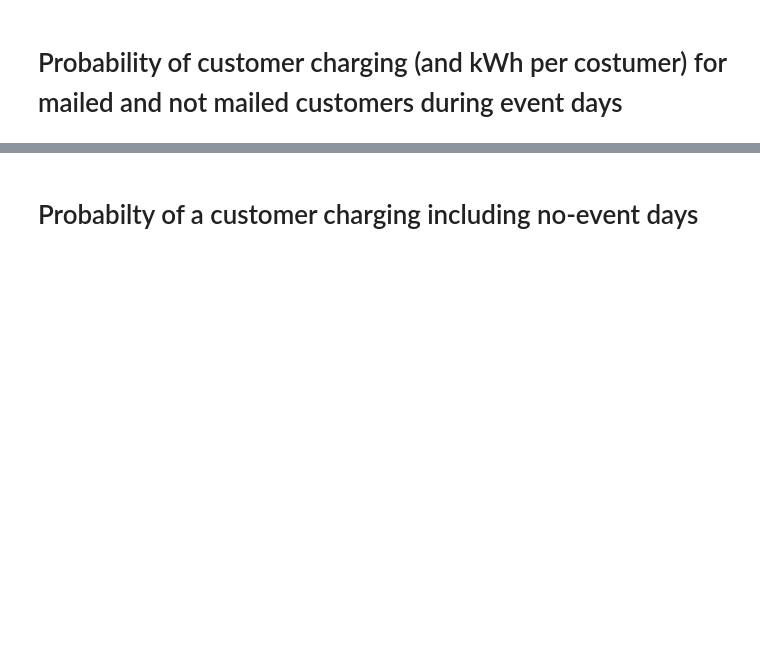
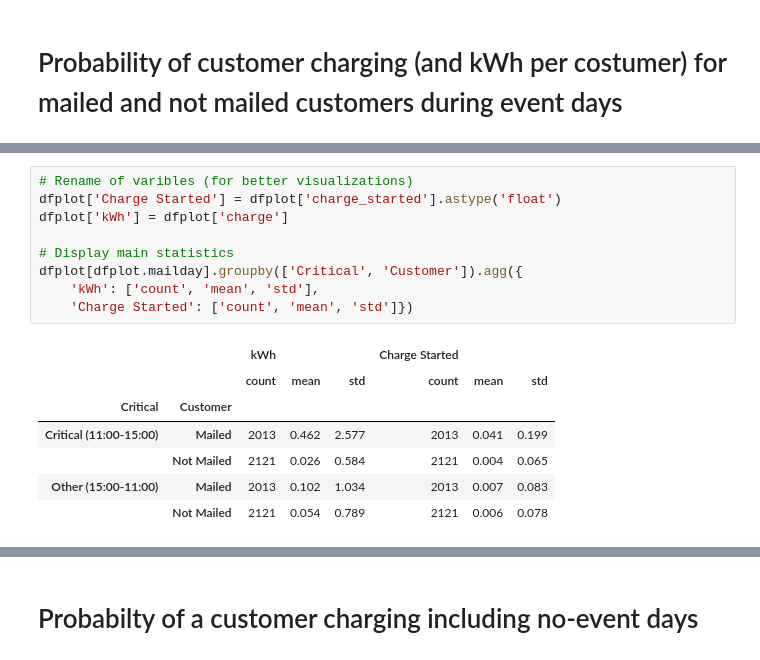
Before and after one commit to robertour/greencars_public, a Jupyter notebook: 20. Figure 2 and 3 - Bar plots.ipynb, the cells around one changed output, grey strips where cells are left out. Cells and saved outputs as stored; diff of their text form; blank space fills up the shorter version.

```diff
--- a/20. Figure 2 and 3 - Bar plots.ipynb
+++ b/20. Figure 2 and 3 - Bar plots.ipynb
@@ -64,0 +75,17 @@ plt.tight_layout()
+# %%
+# Rename of varibles (for better visualizations)
+dfplot['Charge Started'] = dfplot['charge_started'].astype('float')
+dfplot['kWh'] = dfplot['charge']
+
+# Display main statistics
+dfplot[dfplot.mailday].groupby(['Critical', 'Customer']).agg({
+    'kWh': ['count', 'mean', 'std'],
+    'Charge Started': ['count', 'mean', 'std']})
+# %% [output]
+|  |  | kWh |  |  | Charge Started |  |  |
+|  |  | count | mean | std | count | mean | std |
+| Critical | Customer |  |  |  |  |  |  |
+| Critical (11:00-15:00) | Mailed | 2013 | 0.462 | 2.577 | 2013 | 0.041 | 0.199 |
+|  | Not Mailed | 2121 | 0.026 | 0.584 | 2121 | 0.004 | 0.065 |
+| Other (15:00-11:00) | Mailed | 2013 | 0.102 | 1.034 | 2013 | 0.007 | 0.083 |
+|  | Not Mailed | 2121 | 0.054 | 0.789 | 2121 | 0.006 | 0.078 |
```
Also changed, not shown: parts of 4 cells of this notebook, 3 other files.
